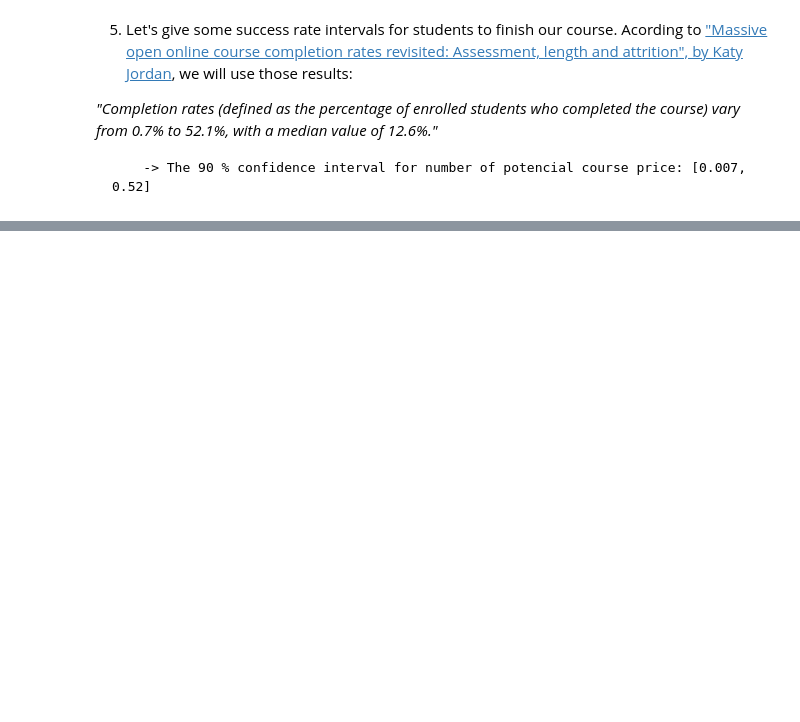
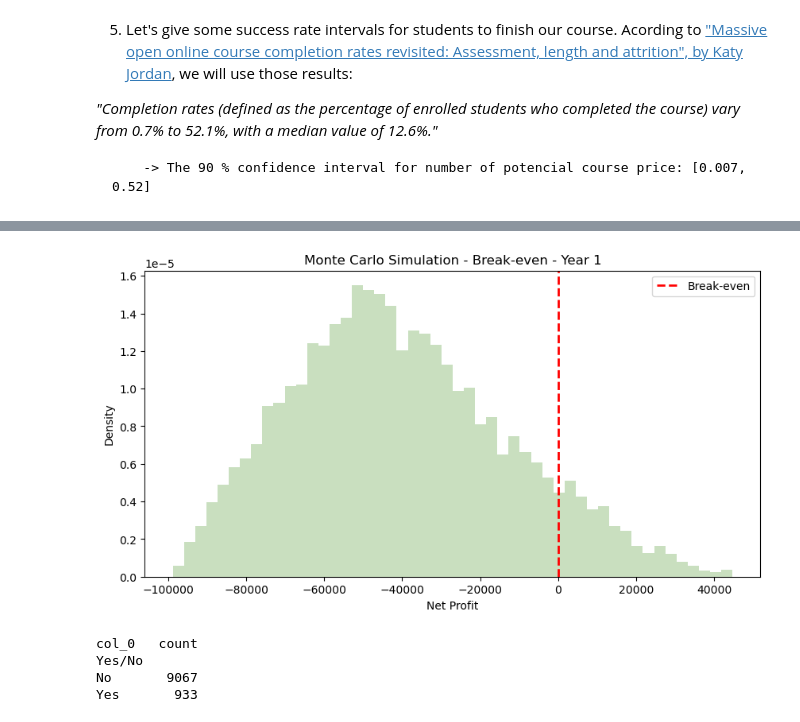
Before and after one commit to VasilTsenkov/Sofia-University-Coursework-Repository, a Jupyter notebook: PlanningStartupCompany/MonteCarloSimulationStartup.ipynb, the cells around one changed output, grey strips where cells are left out. Cells and saved outputs as stored; diff of their text form; code cells hidden in the pictures; blank space fills up the shorter version.

Commit message:
Final version of Monte Carlo simulation
Did a Monte Carlo analysis for three years ahead. Updating my confidence intervals for each year, and providing the business logic behind the changes.

```diff
--- a/PlanningStartupCompany/MonteCarloSimulationStartup.ipynb
+++ b/PlanningStartupCompany/MonteCarloSimulationStartup.ipynb
@@ -28,0 +48,18 @@
+# %%
+np.random.seed(13)
+num_scenarios = 10000
+# %%
+data = pd.DataFrame({'scenario': np.arange(1, num_scenarios + 1),
+                     'trainees': np.random.uniform(0, 100, size=num_scenarios),
+                     'course_price': np.random.uniform(300, 1056, size=num_scenarios),
+                     'course_completion': np.random.uniform(0.007, 0.52, size=num_scenarios),
+                        'totalCosts': np.random.uniform(50000, 100000, size=num_scenarios)})
+# %%
+# Creating a revenue column by multipling course price and trainees
+data['total_revenue'] = data['trainees'] * data['course_price']
+# Creating a column that calculates Net income by subtracting revenue and cost
+data['NetIncome'] = data['total_revenue'] - data['totalCosts']
+# Creating a column that shows how much new workforce we have created
+data['Workforce'] = data['trainees'] * data['course_completion']
+# Creating a column that counts if net income is above 0, break even point
+data['Yes/No'] = np.where(data['NetIncome'] >= 0, 'Yes', 'No')
@@ -28,0 +86,19 @@
+# %%
+plt.figure(figsize=(10, 5))
+plt.hist(data['NetIncome'], bins=50, density=True, color='#B2D2A4', alpha=0.7)
+plt.axvline(x=0, color='red', linestyle='--', linewidth=2, label='Break-even')
+plt.title('Monte Carlo Simulation - Break-even - Year 1')
+plt.xlabel('Net Profit')
+plt.ylabel('Density')
+plt.legend()
+plt.show()
+# %% [output]
+[figure, added]
+# %%
+result_table = pd.crosstab(index=data['Yes/No'], columns='count')
+print(result_table)
+# %% [output]
+col_0   count
+Yes/No
+No       9067
+Yes       933
```
Also changed, not shown: parts of 35 cells of this notebook, 1 other file.
